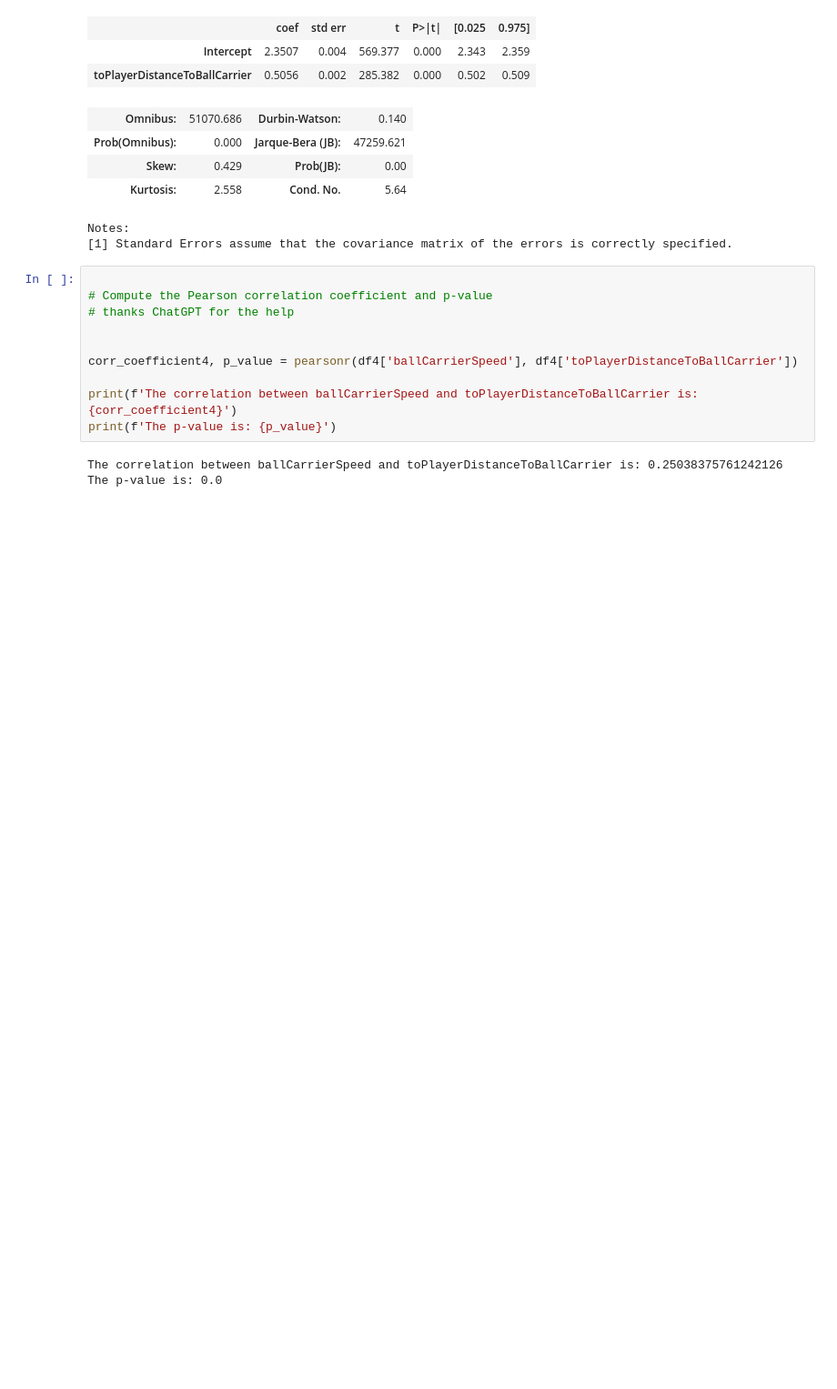
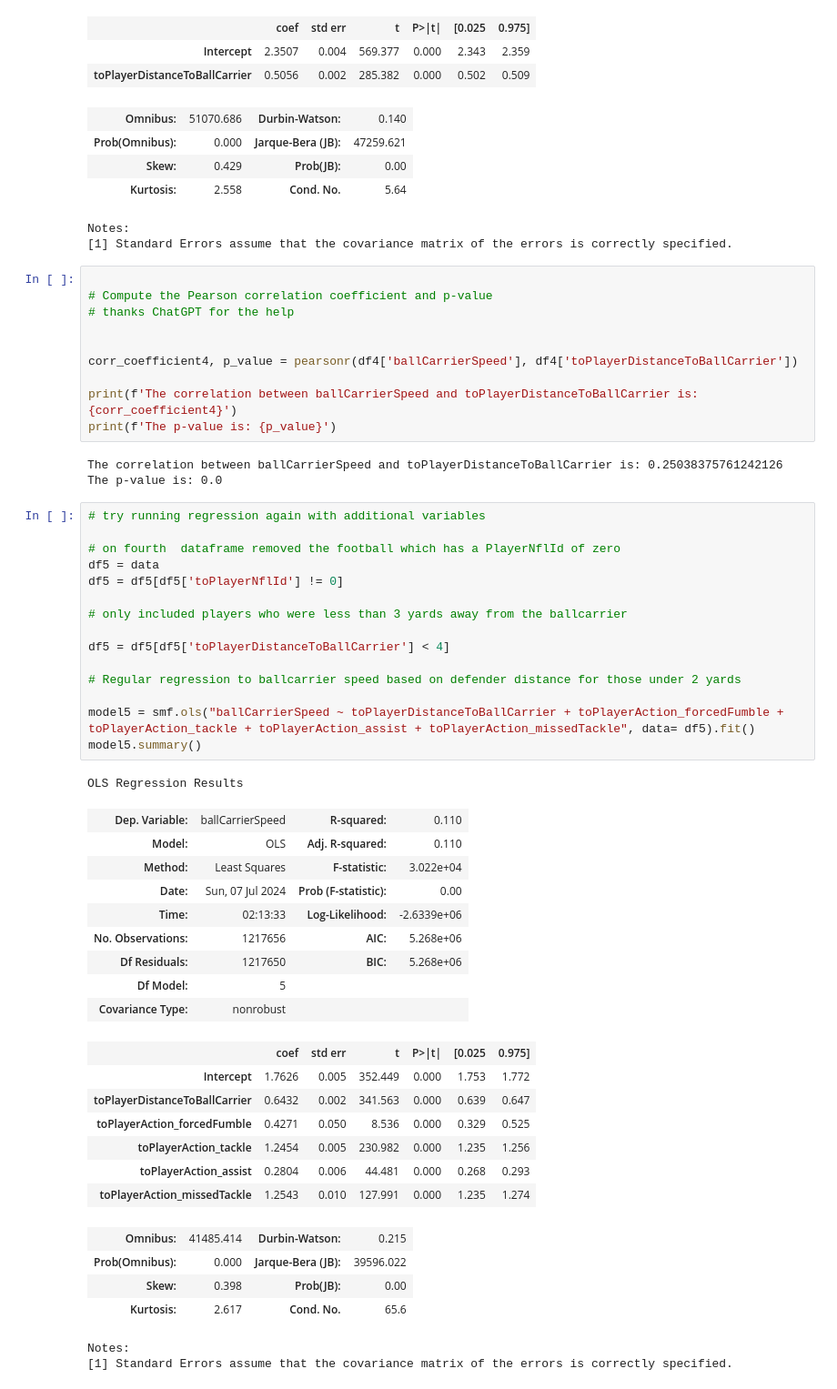
Before and after one commit to danoff/lending-a-hand-in-bringing-ballcarriers-down, a Jupyter notebook: Run_regressions.ipynb, the cells around one changed output. Shown at 91% size. Drawn from its saved outputs; the diff is of its cells as text; blank space fills up the shorter version.

Commit message:
Added another regression with more independent variables which improved the adjusted r squared

```diff
--- a/Run_regressions.ipynb
+++ b/Run_regressions.ipynb
@@ -306,3 +308,42 @@ print(f'The p-value is: {p_value}')
 # %% [output]
 The correlation between ballCarrierSpeed and toPlayerDistanceToBallCarrier is: 0.25038375761242126
 The p-value is: 0.0
+# %%
+# try running regression again with additional variables
+
+# on fourth  dataframe removed the football which has a PlayerNflId of zero
+df5 = data
+df5 = df5[df5['toPlayerNflId'] != 0]
+
+# only included players who were less than 3 yards away from the ballcarrier
+
+df5 = df5[df5['toPlayerDistanceToBallCarrier'] < 4]
+
+# Regular regression to ballcarrier speed based on defender distance for those under 2 yards
+
+model5 = smf.ols("ballCarrierSpeed ~ toPlayerDistanceToBallCarrier + toPlayerAction_forcedFumble + toPlayerAction_tackle + toPlayerAction_assist + toPlayerAction_missedTackle", data= df5).fit()
+model5.summary()
+# %% [output]
+OLS Regression Results
+| Dep. Variable: | ballCarrierSpeed | R-squared: | 0.110 |
+| Model: | OLS | Adj. R-squared: | 0.110 |
+| Method: | Least Squares | F-statistic: | 3.022e+04 |
+| Date: | Sun, 07 Jul 2024 | Prob (F-statistic): | 0.00 |
+| Time: | 02:13:33 | Log-Likelihood: | -2.6339e+06 |
+| No. Observations: | 1217656 | AIC: | 5.268e+06 |
+| Df Residuals: | 1217650 | BIC: | 5.268e+06 |
+| Df Model: | 5 |  |  |
+| Covariance Type: | nonrobust |  |  |
+|  | coef | std err | t | P>|t| | [0.025 | 0.975] |
+| Intercept | 1.7626 | 0.005 | 352.449 | 0.000 | 1.753 | 1.772 |
+| toPlayerDistanceToBallCarrier | 0.6432 | 0.002 | 341.563 | 0.000 | 0.639 | 0.647 |
+| toPlayerAction_forcedFumble | 0.4271 | 0.050 | 8.536 | 0.000 | 0.329 | 0.525 |
+| toPlayerAction_tackle | 1.2454 | 0.005 | 230.982 | 0.000 | 1.235 | 1.256 |
+| toPlayerAction_assist | 0.2804 | 0.006 | 44.481 | 0.000 | 0.268 | 0.293 |
+| toPlayerAction_missedTackle | 1.2543 | 0.010 | 127.991 | 0.000 | 1.235 | 1.274 |
+| Omnibus: | 41485.414 | Durbin-Watson: | 0.215 |
+| Prob(Omnibus): | 0.000 | Jarque-Bera (JB): | 39596.022 |
+| Skew: | 0.398 | Prob(JB): | 0.00 |
+| Kurtosis: | 2.617 | Cond. No. | 65.6 |
+Notes:
+[1] Standard Errors assume that the covariance matrix of the errors is correctly specified.
```
Also changed, not shown: parts of 1 cell of this notebook.
